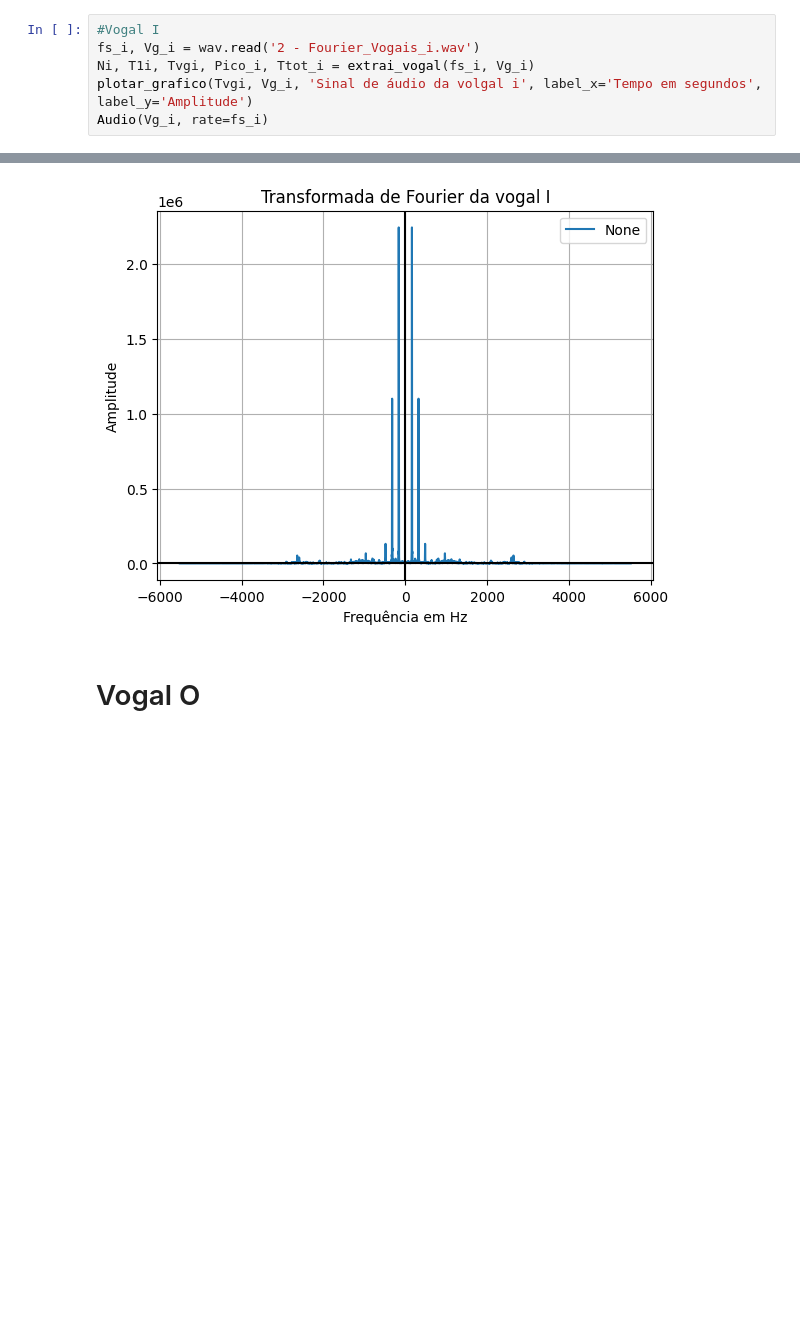
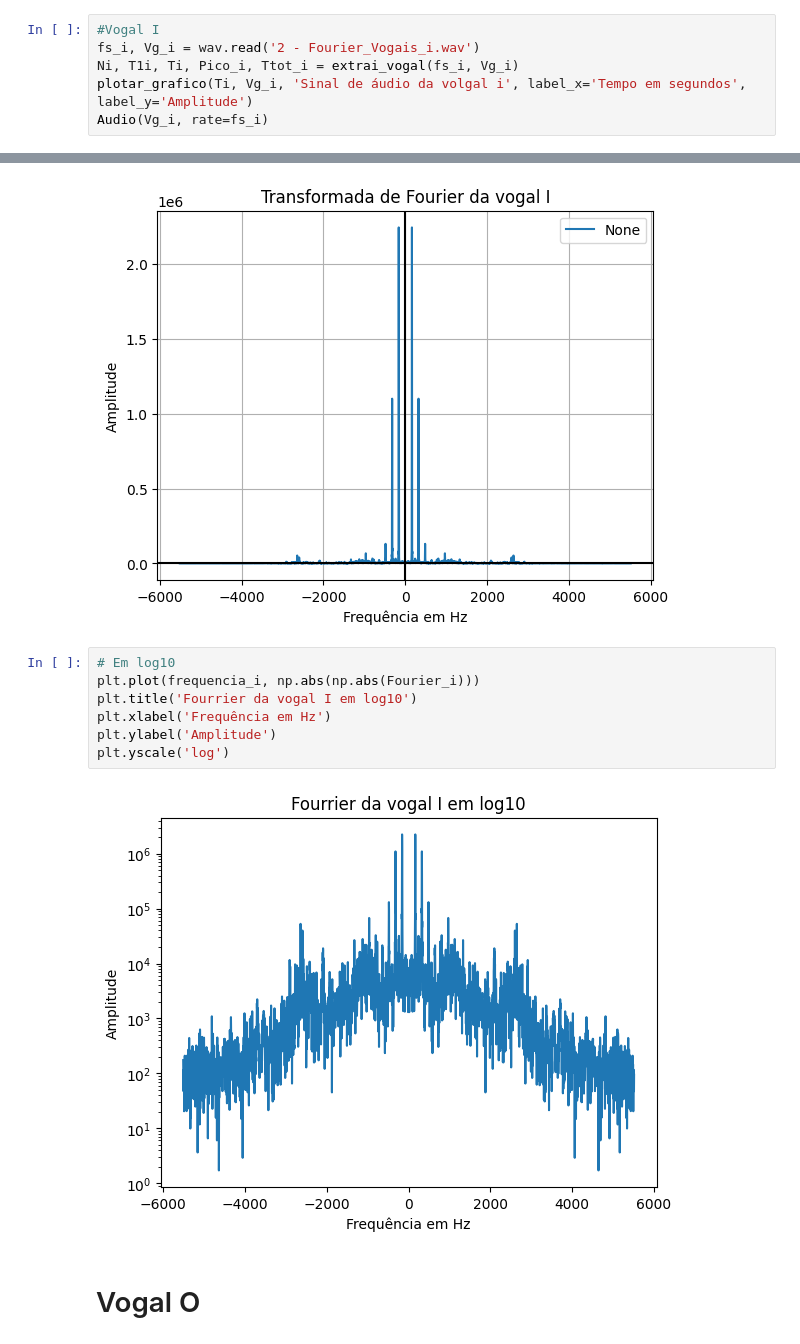
Before and after one commit to Rubiozito/Sistemas-e-Sinais, a Jupyter notebook: Trabalho_Final_sinais/Tfinal_sinais.ipynb, the cells around one changed output, grey strips where cells are left out. Saved outputs shown, nothing was run; the diff lists cells and outputs as text; blank space fills up the shorter version.

```diff
--- a/Trabalho_Final_sinais/Tfinal_sinais.ipynb
+++ b/Trabalho_Final_sinais/Tfinal_sinais.ipynb
@@ -112,7 +161,7 @@ Pico da vogal:  2829
 # %%
 #Vogal I
 fs_i, Vg_i = wav.read('2 - Fourier_Vogais_i.wav')
-Ni, T1i, Tvgi, Pico_i, Ttot_i = extrai_vogal(fs_i, Vg_i)
-plotar_grafico(Tvgi, Vg_i, 'Sinal de áudio da volgal i', label_x='Tempo em segundos', label_y='Amplitude')
+Ni, T1i, Ti, Pico_i, Ttot_i = extrai_vogal(fs_i, Vg_i)
+plotar_grafico(Ti, Vg_i, 'Sinal de áudio da volgal i', label_x='Tempo em segundos', label_y='Amplitude')
 Audio(Vg_i, rate=fs_i)
 # %% [output]
@@ -220,6 +266,15 @@ plotar_grafico(frequencia_i, Fourier_i, 'Transformada de Fourier da vogal I', la
 Frequência fundamental da vogal I:  1925 Hz
 <module 'matplotlib.pyplot' from 'c:\\Users\\rafae\\AppData\\Local\\Programs\\Python\\Python310\\lib\\site-packages\\matplotlib\\pyplot.py'>
 [figure]
+# %%
+# Em log10
+plt.plot(frequencia_i, np.abs(np.abs(Fourier_i)))
+plt.title('Fourrier da vogal I em log10')
+plt.xlabel('Frequência em Hz')
+plt.ylabel('Amplitude')
+plt.yscale('log')
+# %% [output]
+[figure, added]
 # %% [markdown]
 # Vogal O
 # %%
```
Also changed, not shown: parts of 33 cells of this notebook.
